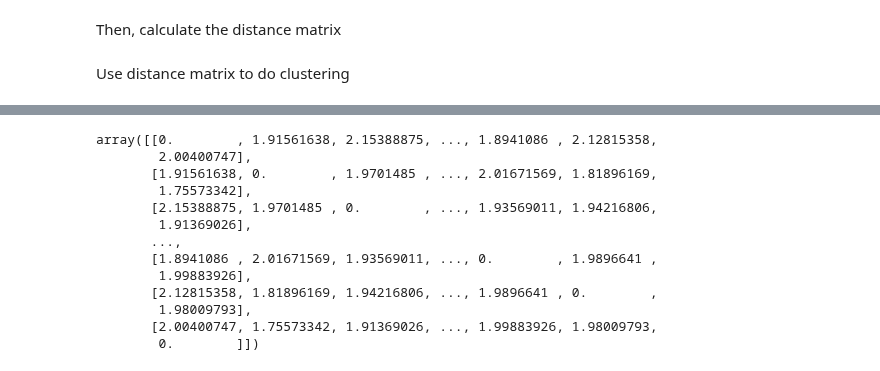
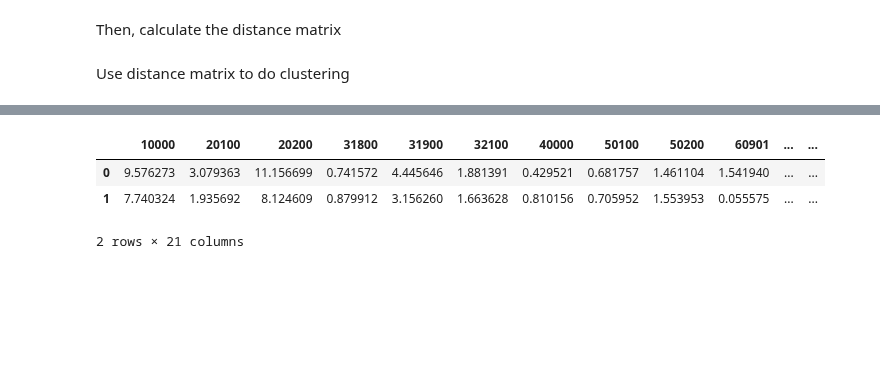
Before and after one commit to ShawnZhaoMX/RearEndCrashGeneration, a Jupyter notebook: CrashGenerationModel.ipynb, the cells around one changed output, grey strips where cells are left out. Cells and saved outputs as stored; diff of their text form; code cells hidden in the pictures; blank space fills up the shorter version.

```diff
--- a/CrashGenerationModel.ipynb
+++ b/CrashGenerationModel.ipynb
@@ -408,8 +390,9 @@ df_crashes.to_csv('Synthetic_Crash_02.csv', index=False)
 # %% [markdown]
 # Clustering filter
 # %%
+df_raw = pd.read_csv(file_path)
 df_gen = pd.read_csv('Synthetic_Crash_02.csv')
-y = np.load('.\\utils_data\\hc_y.npy')
+y_raw = np.load('.\\utils_data\\hc_y.npy')
 dist_thresholds = np.load('.\\utils_data\\hc_dist_thres.npy')
 # %%
 ## read the ID of train, val, test dataset
@@ -566,17 +507,0 @@ cpu time 6.008211851119995
-# %%
-dm = cpu_dtw(S, S, dtw_1D_jit2)
-dm
-# %% [output]
-array([[0.        , 1.91561638, 2.15388875, ..., 1.8941086 , 2.12815358,
-        2.00400747],
-       [1.91561638, 0.        , 1.9701485 , ..., 2.01671569, 1.81896169,
-        1.75573342],
-       [2.15388875, 1.9701485 , 0.        , ..., 1.93569011, 1.94216806,
-        1.91369026],
-       ...,
-       [1.8941086 , 2.01671569, 1.93569011, ..., 0.        , 1.9896641 ,
-        1.99883926],
-       [2.12815358, 1.81896169, 1.94216806, ..., 1.9896641 , 0.        ,
-        1.98009793],
-       [2.00400747, 1.75573342, 1.91369026, ..., 1.99883926, 1.98009793,
-        0.        ]])
@@ -582,0 +524,7 @@ array([[0.        , 1.91561638, 2.15388875, ..., 1.8941086 , 2.12815358,
+# %%
+proportionTable([y_raw[ID_test-1],y_gen],[Weight_raw[ID_test-1],Weight_gen_eva])
+# %% [output]
+|  | 10000 | 20100 | 20200 | 31800 | 31900 | 32100 | 40000 | 50100 | 50200 | 60901 | ... | ... |
+| 0 | 9.576273 | 3.079363 | 11.156699 | 0.741572 | 4.445646 | 1.881391 | 0.429521 | 0.681757 | 1.461104 | 1.541940 | ... | ... |
+| 1 | 7.740324 | 1.935692 | 8.124609 | 0.879912 | 3.156260 | 1.663628 | 0.810156 | 0.705952 | 1.553953 | 0.055575 | ... | ... |
+2 rows × 21 columns
```
Also changed, not shown: parts of 29 cells of this notebook, 4 other files.
